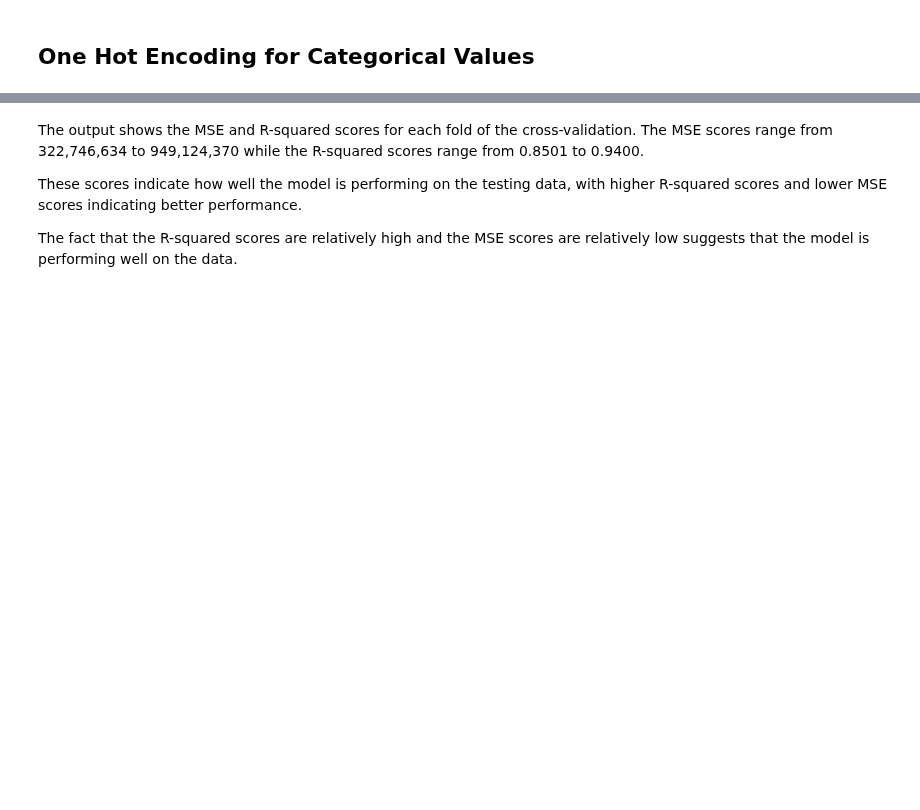
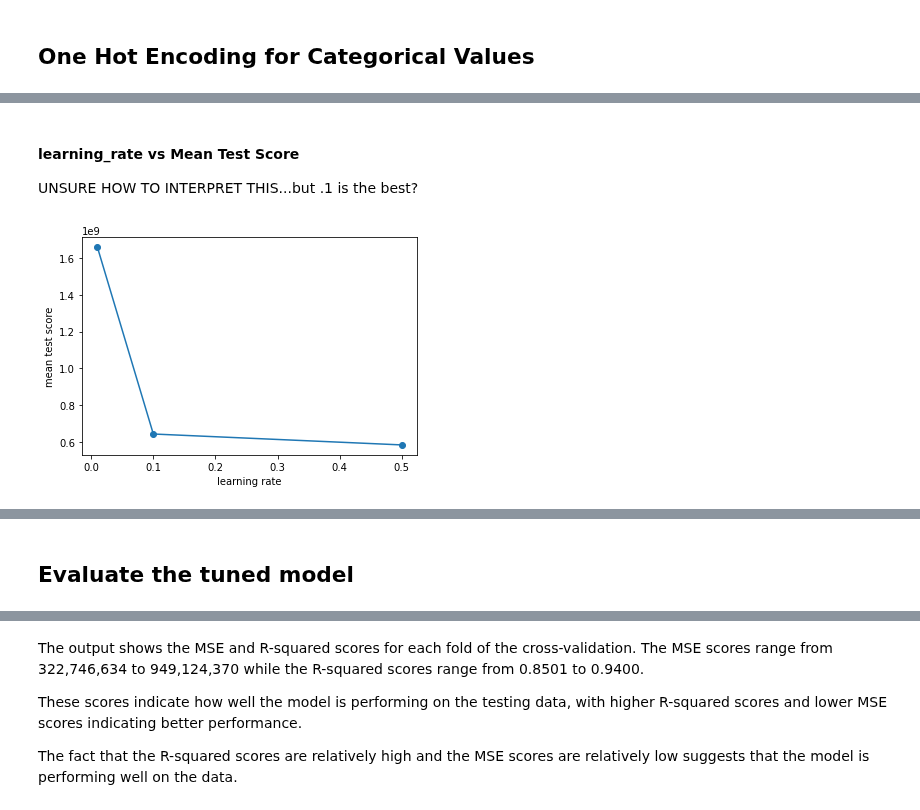
Before and after one commit to jasonphillip/Ames_Housing_ML_Project, a Jupyter notebook: models/UPDATED-gradient-boosting-models.ipynb, the cells around one changed output, grey strips where cells are left out. Saved outputs shown, nothing was run; the diff lists cells and outputs as text; code cells hidden in the pictures; blank space fills up the shorter version.

```diff
--- a/models/UPDATED-gradient-boosting-models.ipynb
+++ b/models/UPDATED-gradient-boosting-models.ipynb
@@ -272,0 +209,8 @@ X_train, X_test, y_train, y_test = train_test_split(X, y, test_size=0.3)
+# %%
+# Remove all the dummified columns that were only 20 or less observations.
+# out of the total 1790 observations of the train set
+
+small_dumb_cols = list(col_sums_filt.index)
+
+X_train.drop(columns=small_dumb_cols, inplace=True)
+X_test.drop(columns=small_dumb_cols, inplace=True)
@@ -299,0 +403,15 @@ GradientBoostingRegressor(verbose=1)
+# %% [markdown]
+#### learning_rate vs Mean Test Score
+UNSURE HOW TO INTERPRET THIS...but .1 is the best?
+# %%
+learning_rates = [0.01, 0.1, 0.5]
+scores = [
+    -tuned_model.cv_results_["mean_test_score"][i] for i in range(len(learning_rates))
+]
+
+plt.plot(learning_rates, scores, "-o")
+plt.xlabel("learning rate")
+plt.ylabel("mean test score")
+plt.show()
+# %% [output]
+[figure, added]
@@ -299,0 +419,2 @@ GradientBoostingRegressor(verbose=1)
+# %% [markdown]
+## Evaluate the tuned model
```
Also changed, not shown: parts of 74 cells of this notebook, 1 other file.
